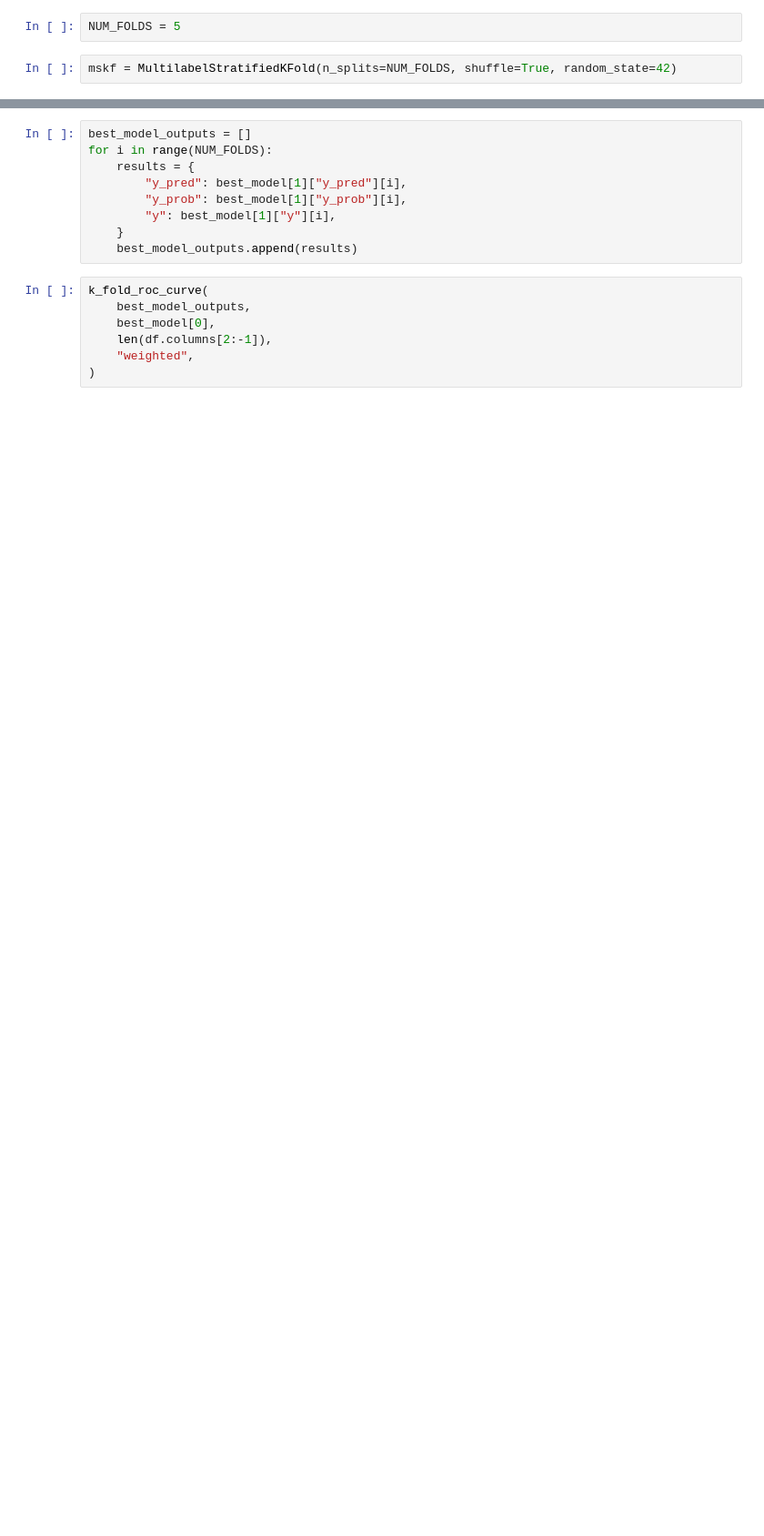
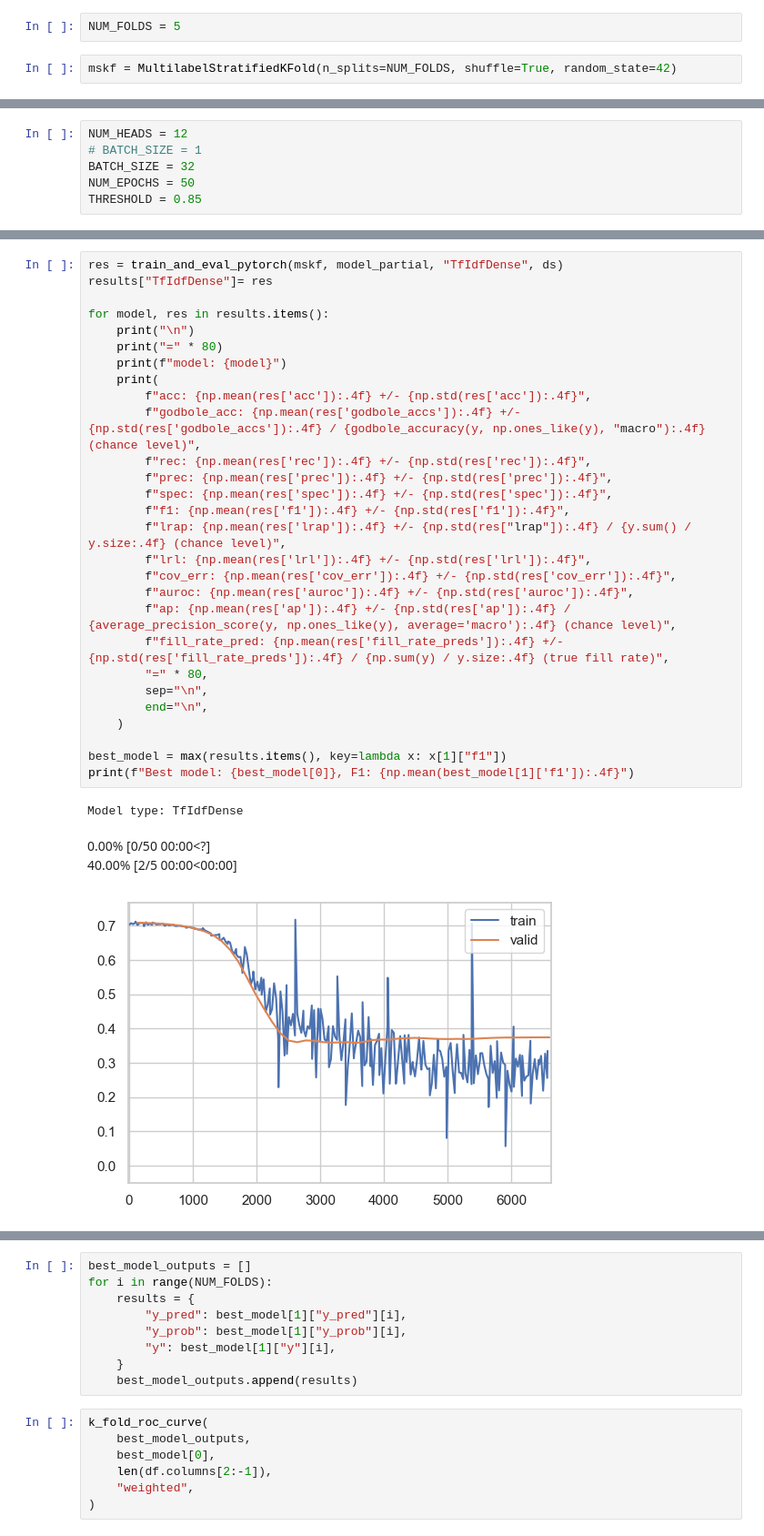
Before and after one commit to jurgen-tan-git/AAI3003_Project, a Jupyter notebook: tf_idf.ipynb, the cells around one changed output, grey strips where cells are left out. Shown at 91% size. Cells and saved outputs as stored; diff of their text form; blank space fills up the shorter version.

Commit message:
feat: added deep learning model training using tf-idf features

```diff
--- a/tf_idf.ipynb
+++ b/tf_idf.ipynb
@@ -288,0 +314,6 @@ dict_keys(['acc', 'lrap', 'f1', 'lrl', 'prec', 'rec', 'cov_err', 'y_pred', 'y',
+# %%
+NUM_HEADS = 12
+# BATCH_SIZE = 1
+BATCH_SIZE = 32
+NUM_EPOCHS = 50
+THRESHOLD = 0.85
@@ -288,0 +481,33 @@ dict_keys(['acc', 'lrap', 'f1', 'lrl', 'prec', 'rec', 'cov_err', 'y_pred', 'y',
+# %%
+res = train_and_eval_pytorch(mskf, model_partial, "TfIdfDense", ds)
+results["TfIdfDense"]= res
+
+for model, res in results.items():
+    print("\n")
+    print("=" * 80)
+    print(f"model: {model}")
+    print(
+        f"acc: {np.mean(res['acc']):.4f} +/- {np.std(res['acc']):.4f}",
+        f"godbole_acc: {np.mean(res['godbole_accs']):.4f} +/- {np.std(res['godbole_accs']):.4f} / {godbole_accuracy(y, np.ones_like(y), "macro"):.4f} (chance level)",
+        f"rec: {np.mean(res['rec']):.4f} +/- {np.std(res['rec']):.4f}",
+        f"prec: {np.mean(res['prec']):.4f} +/- {np.std(res['prec']):.4f}",
+        f"spec: {np.mean(res['spec']):.4f} +/- {np.std(res['spec']):.4f}",
+        f"f1: {np.mean(res['f1']):.4f} +/- {np.std(res['f1']):.4f}",
+        f"lrap: {np.mean(res['lrap']):.4f} +/- {np.std(res["lrap"]):.4f} / {y.sum() / y.size:.4f} (chance level)",
+        f"lrl: {np.mean(res['lrl']):.4f} +/- {np.std(res['lrl']):.4f}",
+        f"cov_err: {np.mean(res['cov_err']):.4f} +/- {np.std(res['cov_err']):.4f}",
+        f"auroc: {np.mean(res['auroc']):.4f} +/- {np.std(res['auroc']):.4f}",
+        f"ap: {np.mean(res['ap']):.4f} +/- {np.std(res['ap']):.4f} / {average_precision_score(y, np.ones_like(y), average='macro'):.4f} (chance level)",
+        f"fill_rate_pred: {np.mean(res['fill_rate_preds']):.4f} +/- {np.std(res['fill_rate_preds']):.4f} / {np.sum(y) / y.size:.4f} (true fill rate)",
+        "=" * 80,
+        sep="\n",
+        end="\n",
+    )
+
+best_model = max(results.items(), key=lambda x: x[1]["f1"])
+print(f"Best model: {best_model[0]}, F1: {np.mean(best_model[1]['f1']):.4f}")
+# %% [output]
+Model type: TfIdfDense
+0.00% [0/50 00:00<?]
+40.00% [2/5 00:00<00:00]
+[figure, added]
```
Also changed, not shown: parts of 39 cells of this notebook, 6 other files.
